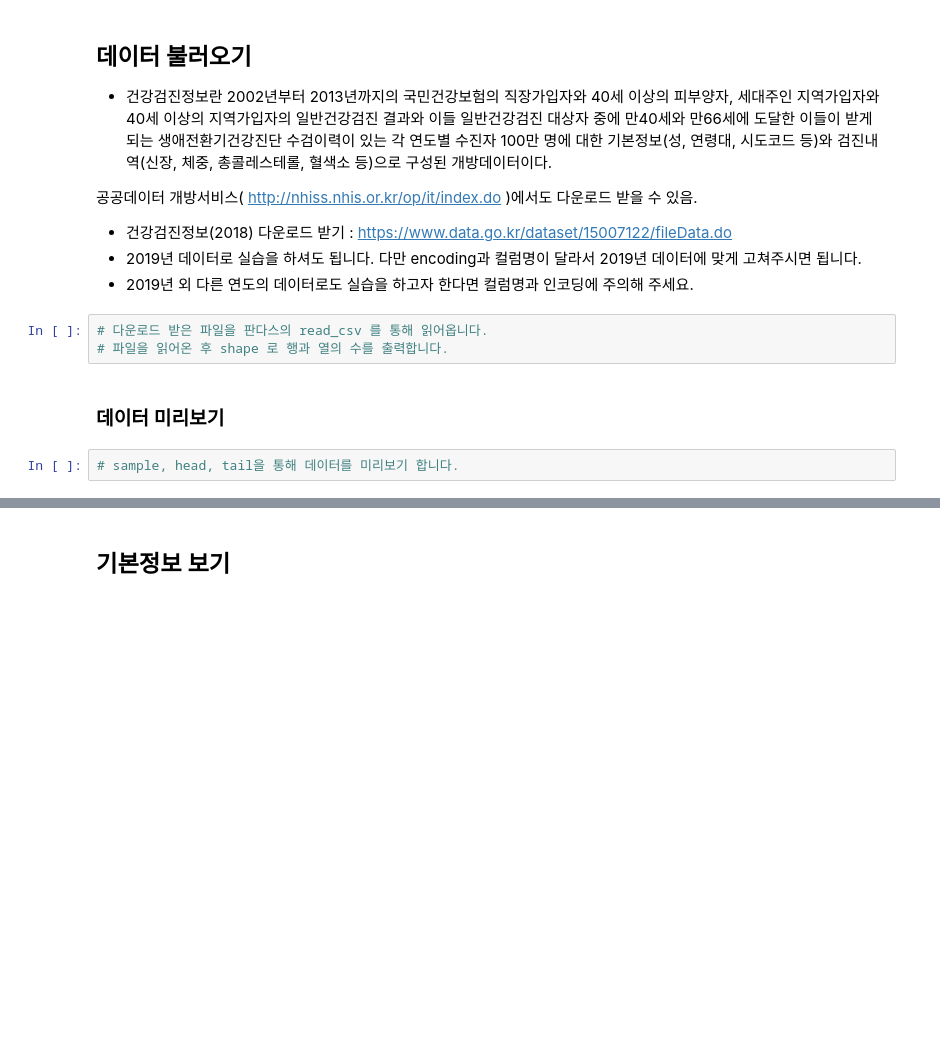
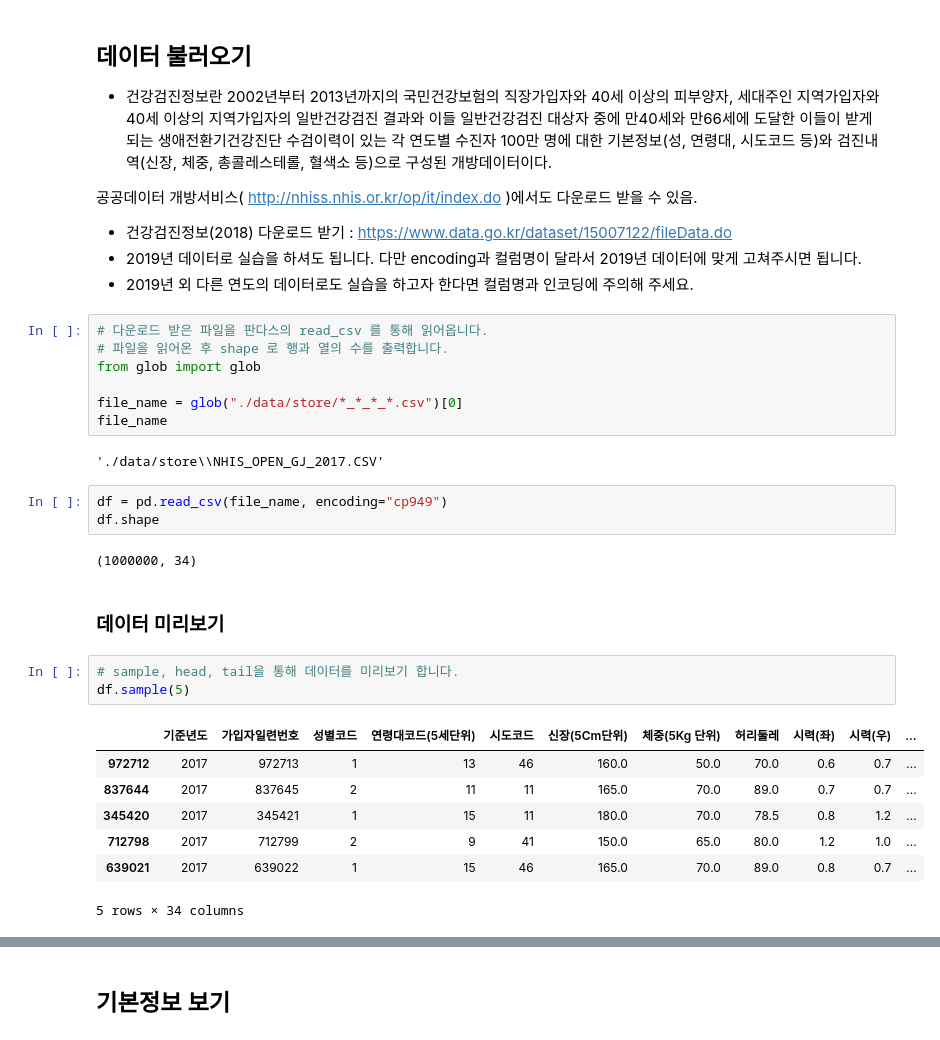
Before and after one commit to corazzon/boostcourse-ds-510, a Jupyter notebook: health_analysis-input.ipynb, the cells around one changed output, grey strips where cells are left out. Cells and saved outputs as stored; diff of their text form; blank space fills up the shorter version.

```diff
--- a/health_analysis-input.ipynb
+++ b/health_analysis-input.ipynb
@@ -55,7 +69,27 @@ import os
 # %%
 # 다운로드 받은 파일을 판다스의 read_csv 를 통해 읽어옵니다.
 # 파일을 읽어온 후 shape 로 행과 열의 수를 출력합니다.
+from glob import glob
+
+file_name = glob("./data/store/*_*_*_*.csv")[0]
+file_name
+# %% [output]
+'./data/store\\NHIS_OPEN_GJ_2017.CSV'
+# %%
+df = pd.read_csv(file_name, encoding="cp949")
+df.shape
+# %% [output]
+(1000000, 34)
 # %% [markdown]
 ### 데이터 미리보기
 # %%
 # sample, head, tail을 통해 데이터를 미리보기 합니다.
+df.sample(5)
+# %% [output]
+|  | 기준년도 | 가입자일련번호 | 성별코드 | 연령대코드(5세단위) | 시도코드 | 신장(5Cm단위) | 체중(5Kg 단위) | 허리둘레 | 시력(좌) | 시력(우) | ... |
+| 972712 | 2017 | 972713 | 1 | 13 | 46 | 160.0 | 50.0 | 70.0 | 0.6 | 0.7 | ... |
+| 837644 | 2017 | 837645 | 2 | 11 | 11 | 165.0 | 70.0 | 89.0 | 0.7 | 0.7 | ... |
+| 345420 | 2017 | 345421 | 1 | 15 | 11 | 180.0 | 70.0 | 78.5 | 0.8 | 1.2 | ... |
+| 712798 | 2017 | 712799 | 2 | 9 | 41 | 150.0 | 65.0 | 80.0 | 1.2 | 1.0 | ... |
+| 639021 | 2017 | 639022 | 1 | 15 | 46 | 165.0 | 70.0 | 89.0 | 0.8 | 0.7 | ... |
+5 rows × 34 columns
```
Also changed, not shown: parts of 22 cells of this notebook.
